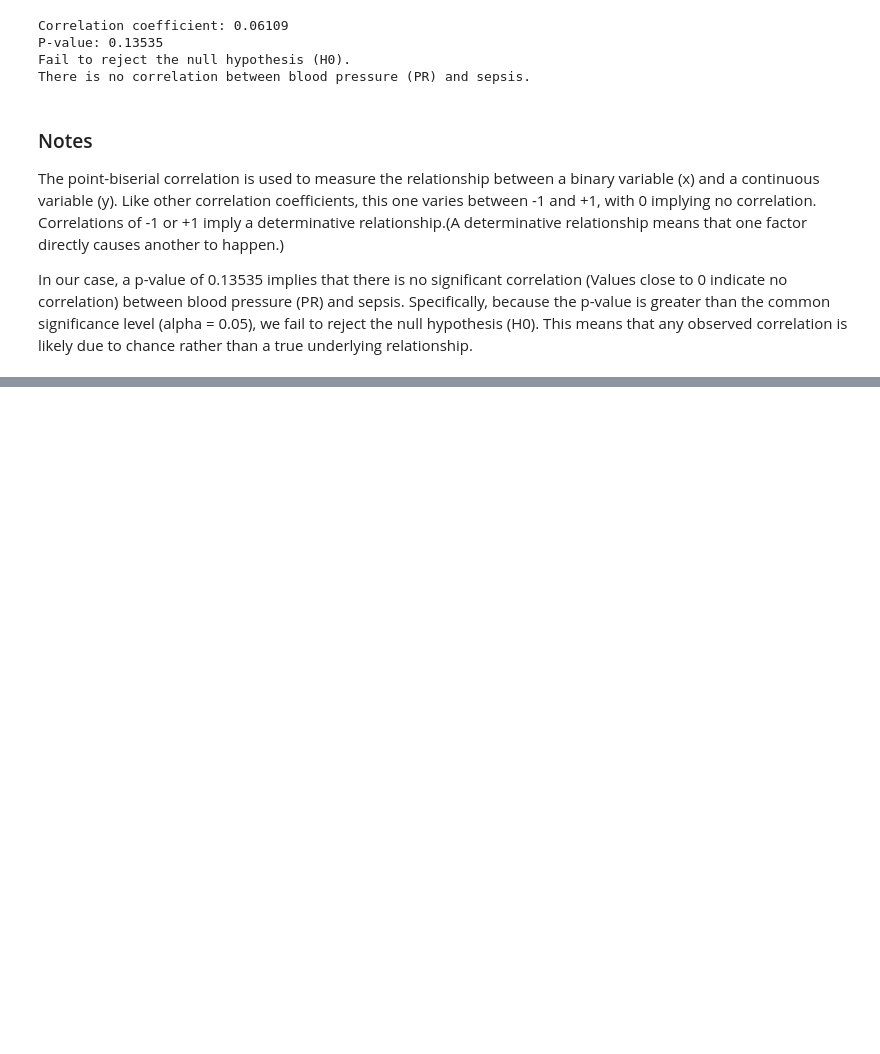
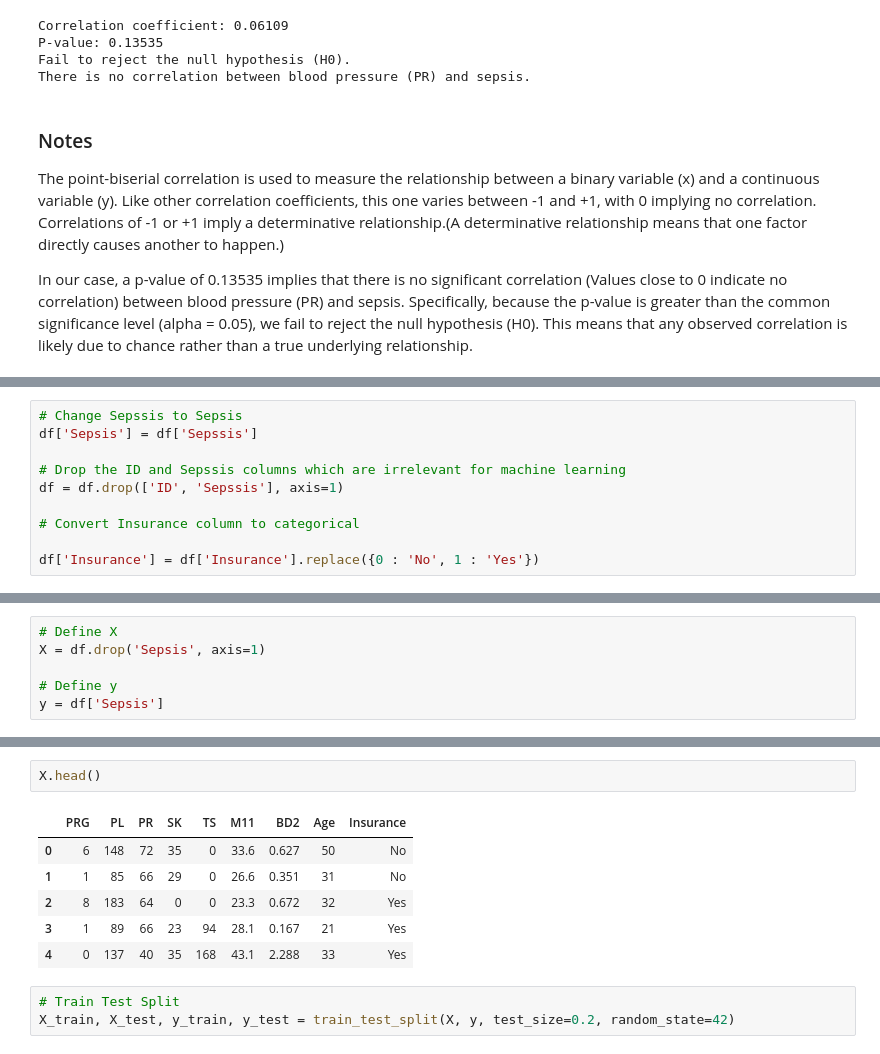
Before and after one commit to murithidenisgitobu/Sepsis-Predictor, a Jupyter notebook: Notebook.ipynb, the cells around one changed output, grey strips where cells are left out. Drawn from its saved outputs; the diff is of its cells as text; blank space fills up the shorter version.

```diff
--- a/Notebook.ipynb
+++ b/Notebook.ipynb
@@ -421,0 +438,10 @@ In our case, a p-value of 0.13535 implies that there is no significant correlati
+# %%
+# Change Sepssis to Sepsis
+df['Sepsis'] = df['Sepssis']
+
+# Drop the ID and Sepssis columns which are irrelevant for machine learning
+df = df.drop(['ID', 'Sepssis'], axis=1)
+
+# Convert Insurance column to categorical
+
+df['Insurance'] = df['Insurance'].replace({0 : 'No', 1 : 'Yes'})
@@ -421,0 +462,6 @@ In our case, a p-value of 0.13535 implies that there is no significant correlati
+# %%
+# Define X
+X = df.drop('Sepsis', axis=1)
+
+# Define y
+y = df['Sepsis']
@@ -421,0 +477,12 @@ In our case, a p-value of 0.13535 implies that there is no significant correlati
+# %%
+X.head()
+# %% [output]
+|  | PRG | PL | PR | SK | TS | M11 | BD2 | Age | Insurance |
+| 0 | 6 | 148 | 72 | 35 | 0 | 33.6 | 0.627 | 50 | No |
+| 1 | 1 | 85 | 66 | 29 | 0 | 26.6 | 0.351 | 31 | No |
+| 2 | 8 | 183 | 64 | 0 | 0 | 23.3 | 0.672 | 32 | Yes |
+| 3 | 1 | 89 | 66 | 23 | 94 | 28.1 | 0.167 | 21 | Yes |
+| 4 | 0 | 137 | 40 | 35 | 168 | 43.1 | 2.288 | 33 | Yes |
+# %%
+# Train Test Split
+X_train, X_test, y_train, y_test = train_test_split(X, y, test_size=0.2, random_state=42)
```
Also changed, not shown: parts of 12 cells of this notebook.
